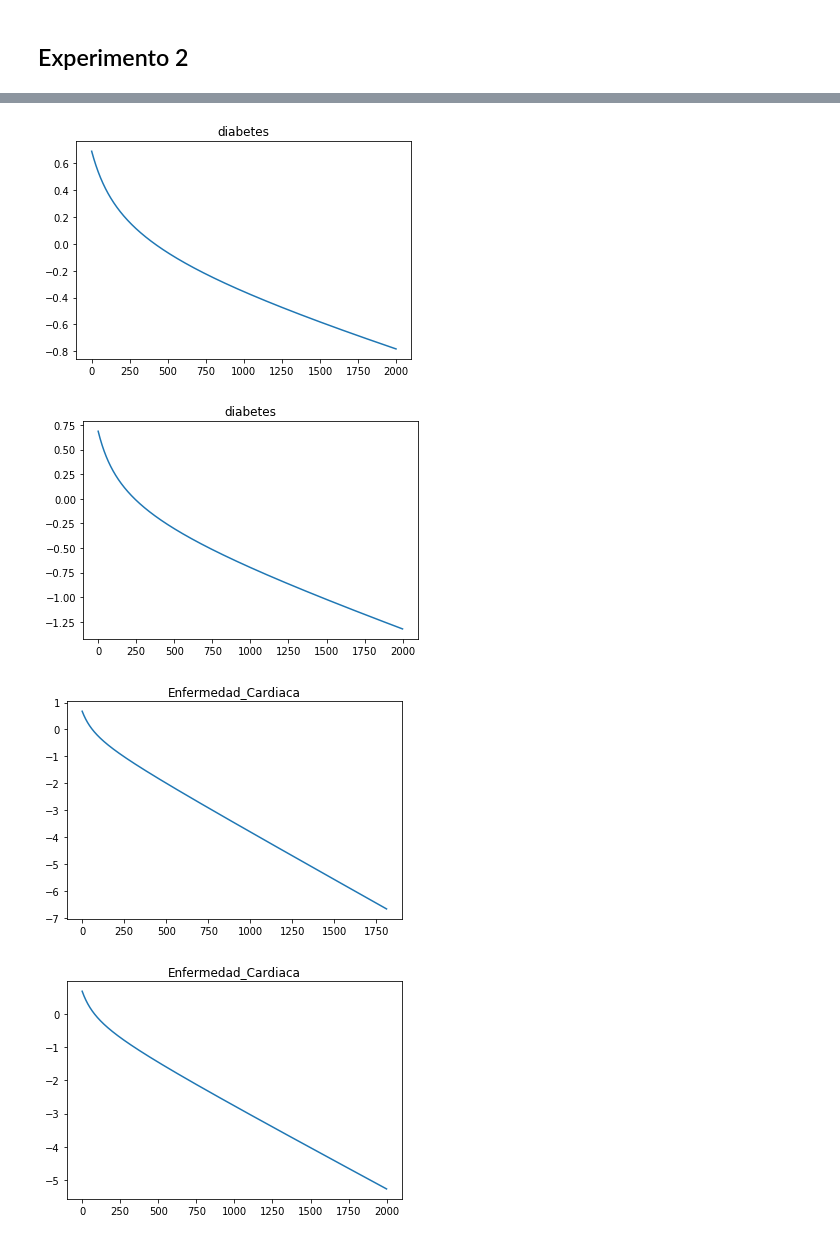
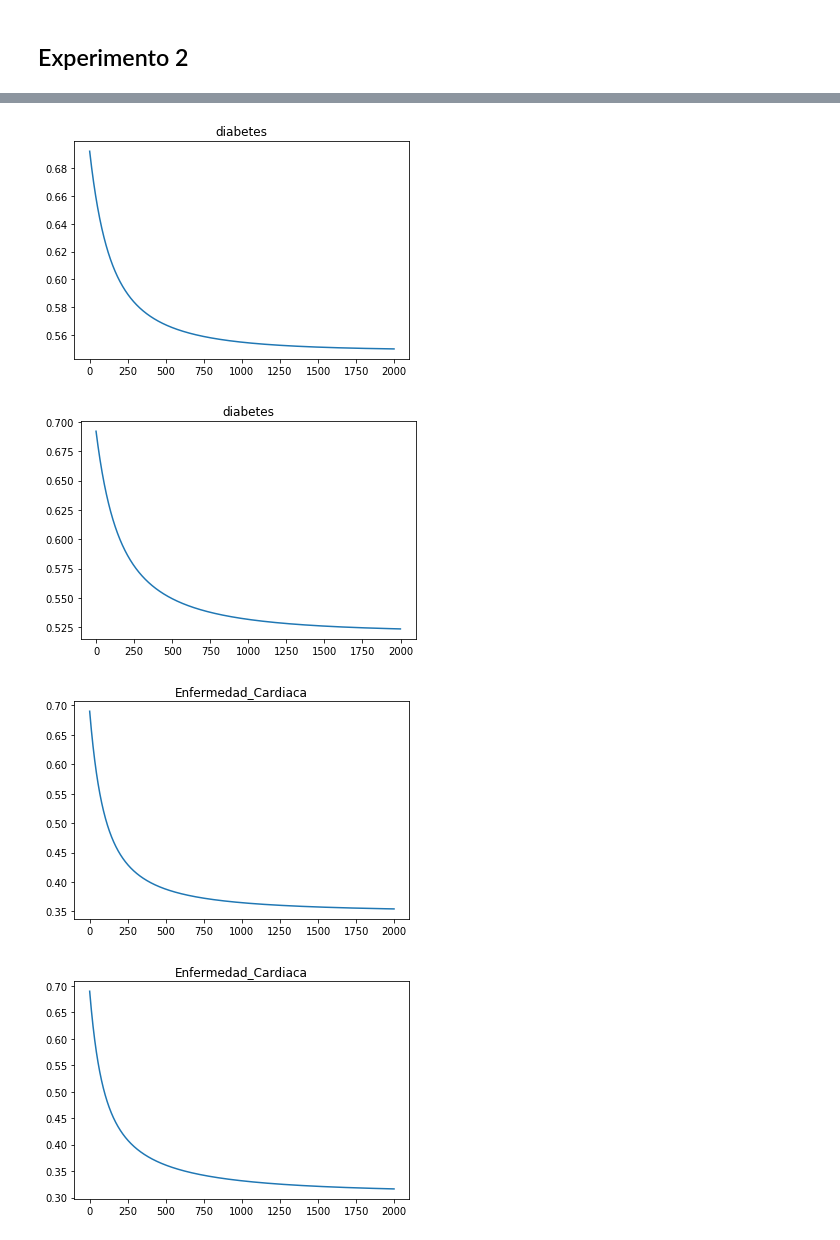
Before and after one commit to yeroen/RegresionLogistica, a Jupyter notebook: Regresion Logistica.ipynb, the cells around one changed output, grey strips where cells are left out. Cells and saved outputs as stored; diff of their text form; code cells hidden in the pictures.

```diff
--- a/Regresion Logistica.ipynb
+++ b/Regresion Logistica.ipynb
@@ -16,10 +16,11 @@ def dividir_X_y(datos):
     return X, y
 
 def normalizar_datos(datos):
-    media = datos.mean(axis=0)
-    desv_est = datos.std(axis=0)
-    datos = (datos - media)/ desv_est
-    return datos, media, desv_est
+    for i in range (0,np.size(data[0])-1):
+        media = np.mean(data[:,i])
+        desvi =np.std(data[:,i])
+        data[:,i] = (data[:,i] - media)/desvi
+    return datos, media, desvi
 
 def sigmoidal(X, t):
     return 1 / (1 + np.exp(-np.matmul(X, t)))
@@ -57,8 +58,7 @@ def crear_k_folds(data_Nor, k):
     k_folds = []
     index = 0
     for i in range(k):
-        X, y = dividir_X_y(data_Nor[index:index+size_fold, :])
-        k_folds.append({"X": X, "y" : y})
+        k_folds.append(data_Nor[index:index+size_fold, :])
         index += size_fold
     return k_folds, size_fold
 # %% [markdown]
@@ -87,17 +87,16 @@ for archivo in archivos:
                 index = 0
                 for j in range(k):
                     if j == i:
-                        X_test = k_folds[i]['X']
-                        y_test = k_folds[i]['y']
+                        X_test, y_test  = dividir_X_y(k_folds[i])
                     else:
-                        X_train[index:index + size_fold, :] = k_folds[j]['X']
-                        y_train[index:index + size_fold, :] = k_folds[j]['y']
+                        X_train[index:index + size_fold, :], y_train[index:index + size_fold, :] = dividir_X_y(k_folds[j])
                         index += size_fold
 
                 y_train = np.reshape(y_train, y_train.shape[0])
                 y_test = np.reshape(y_test, y_test.shape[0])
+
                 t = np.zeros(X_train.shape[1])
-                t, costs = gradiente_descendiente(X_train, y_train, t, it, tasa)
+                t = gradiente_descendiente(X_train, y_train, t, it, tasa)[0]
 
                 media_accuraccy += calcular_accuraccy(X_test, y_test, t)
 
@@ -141,25 +140,22 @@ for archivo in archivos:
     for i in range(k):
         X_train = np.zeros((size_fold * (k - 1), data.shape[1] - 1))
         X_test = np.zeros((size_fold, data.shape[1] - 1))
-
         y_train = np.zeros((size_fold * (k - 1), 1))
         y_test = np.zeros((size_fold, 1))
 
         index = 0
         for j in range(k):
             if j == i:
-                X_test = k_folds[i]['X']
-                y_test = k_folds[i]['y']
+                X_test, y_test  = dividir_X_y(k_folds[i])
             else:
-                X_train[index:index + size_fold, :] = k_folds[j]['X']
-                y_train[index:index + size_fold, :] = k_folds[j]['y']
+                X_train[index:index + size_fold, :], y_train[index:index + size_fold, :] = dividir_X_y(k_folds[j])
                 index += size_fold
 
         y_train = np.reshape(y_train, y_train.shape[0])
         y_test = np.reshape(y_test, y_test.shape[0])
 
-        t = np.zeros(X_test.shape[1])
-        costos = gradiente_descendiente(X_test, y_test, t, n_it, tasa)[1]
+        t = np.zeros(X_train.shape[1])
+        costos = gradiente_descendiente(X_train, y_train, t, n_it, tasa)[1]
         plt.title(archivo)
         plt.plot(costos)
         plt.show()
@@ -168,4 +164,4 @@ for archivo in archivos:
-[figure, old version]
+[figure, new version]
-[figure, old version]
+[figure, new version]
-[figure, old version]
+[figure, new version]
-[figure, old version]
+[figure, new version]
```
Also changed, not shown: parts of 2 cells of this notebook, 8 other files.
